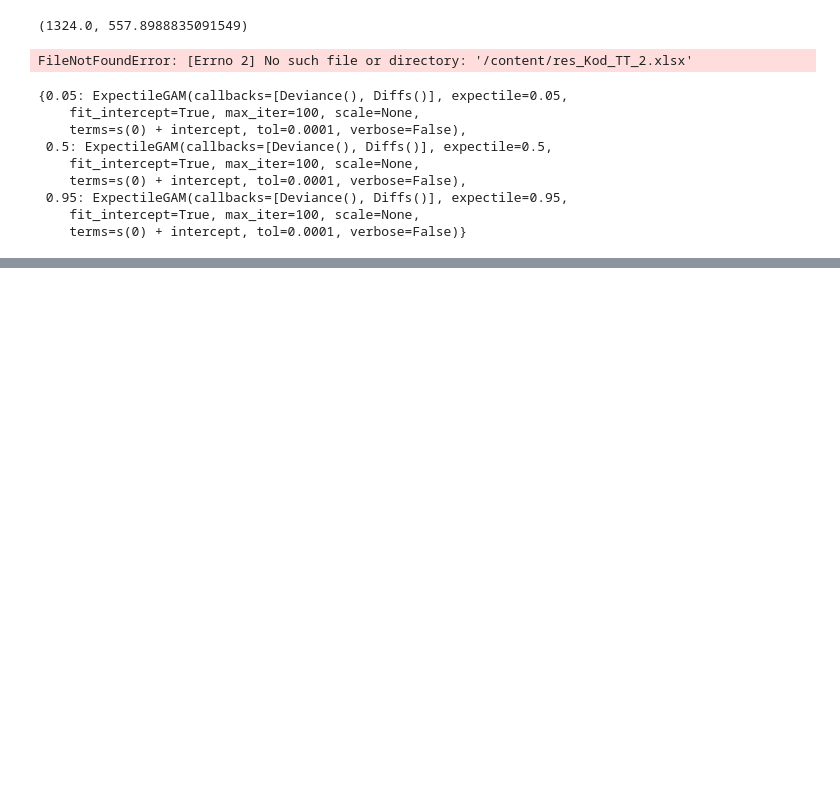
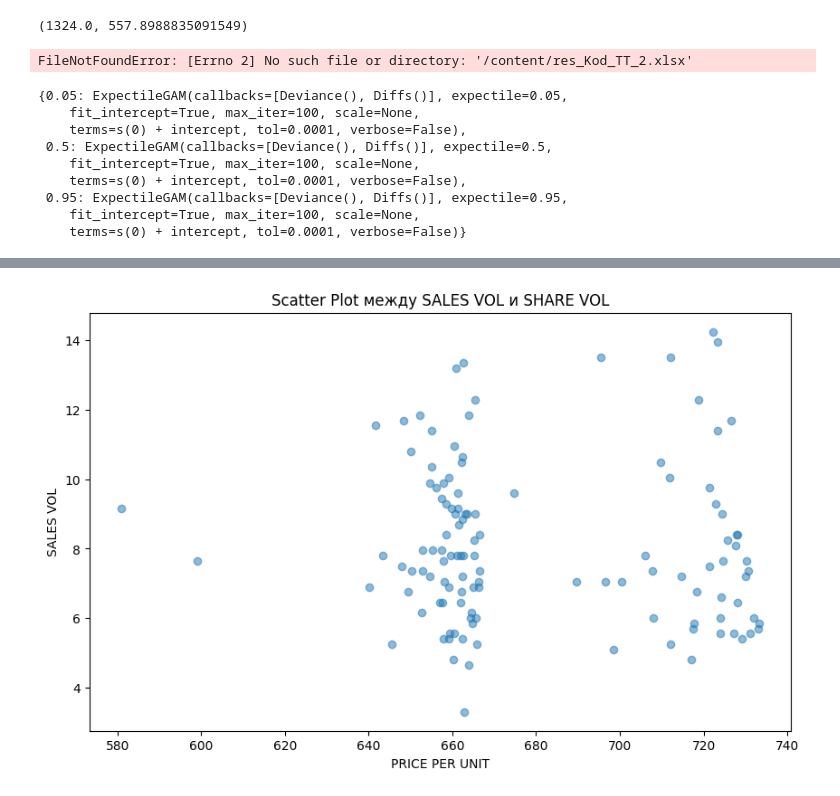
Before and after one commit to budennovsk/Pandas, a Jupyter notebook: GAM_optim.ipynb, the cells around one changed output, grey strips where cells are left out. Saved outputs shown, nothing was run; the diff lists cells and outputs as text; code cells hidden in the pictures; blank space fills up the shorter version.

```diff
--- a/GAM_optim.ipynb
+++ b/GAM_optim.ipynb
@@ -299,0 +303,11 @@ df_kod_TT = pd.read_excel(file_path, engine='openpyxl')
+# %%
+import pandas as pd
+
+# Чтение файла Excel
+df = pd.read_excel('/content/df_Сыр плавленый Hochland Чизбургер Слайсы 150 г 45,0%.xlsx')
+
+# Вывод первых нескольких строк DataFrame
+# %%
+my_list = ['301H','301W','302H','303C','303T','303Y','304L','304U','305I','305K']
+df_kod_TT = df[df['Kod_TT'].isin(my_list)]
+df_kod_TT
@@ -299,0 +328,21 @@ df_kod_TT = pd.read_excel(file_path, engine='openpyxl')
+# %%
+import pandas as pd
+import matplotlib.pyplot as plt
+
+# Предположим, что df_kod_TT уже загружен
+# Если нет, то загрузите его, например:
+# df_kod_TT = pd.read_excel('/content/df_2_Сыр плавленый Hochland Ассорти Синее Сегменты 140 г 50,0%.xlsx')
+
+# Построение scatter plot
+plt.figure(figsize=(10, 6))
+plt.scatter(df_kod_TT['PRICE PER UNIT'], df_kod_TT['SALES VOL'], alpha=0.5)
+
+# Добавление заголовков и меток осей
+plt.title('Scatter Plot между SALES VOL и SHARE VOL')
+plt.xlabel('PRICE PER UNIT')
+plt.ylabel('SALES VOL')
+
+# Отображение графика
+plt.show()
+# %% [output]
+[figure, added]
```
Also changed, not shown: parts of 15 cells of this notebook.
